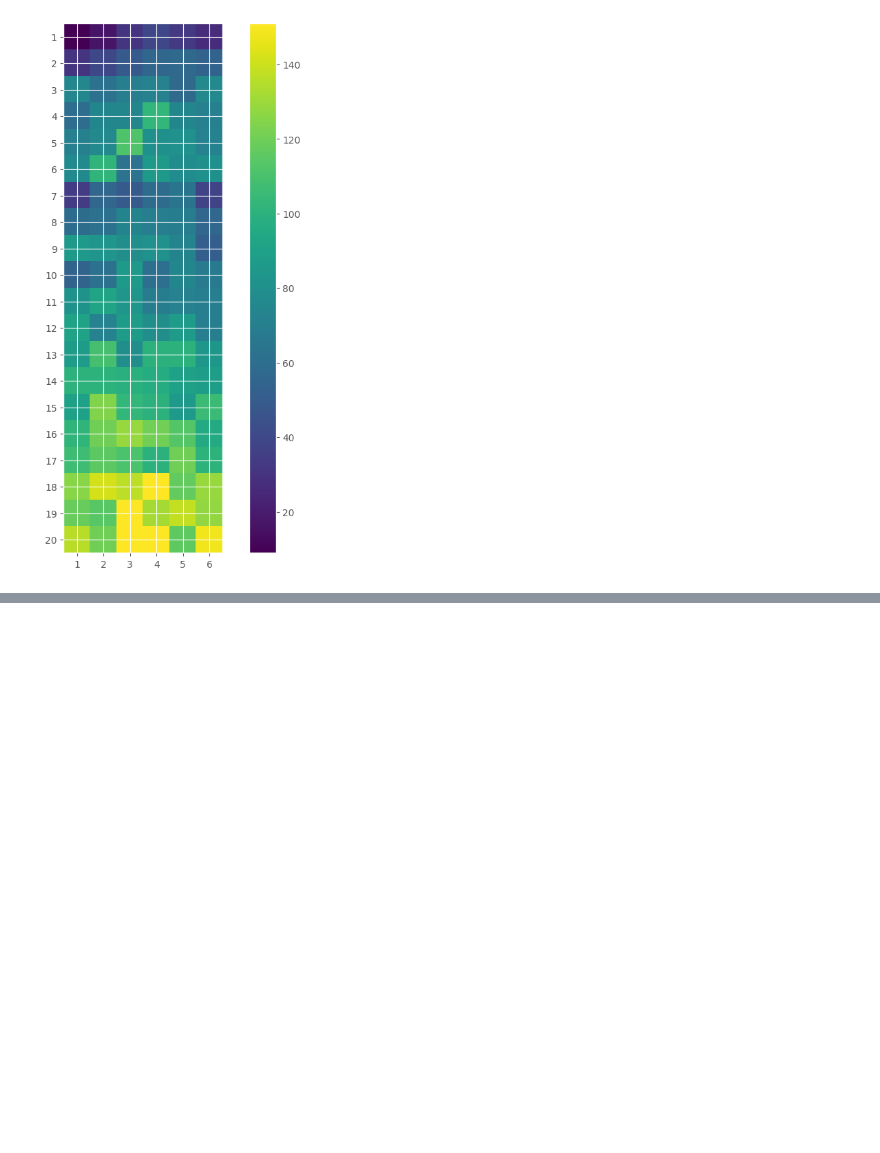
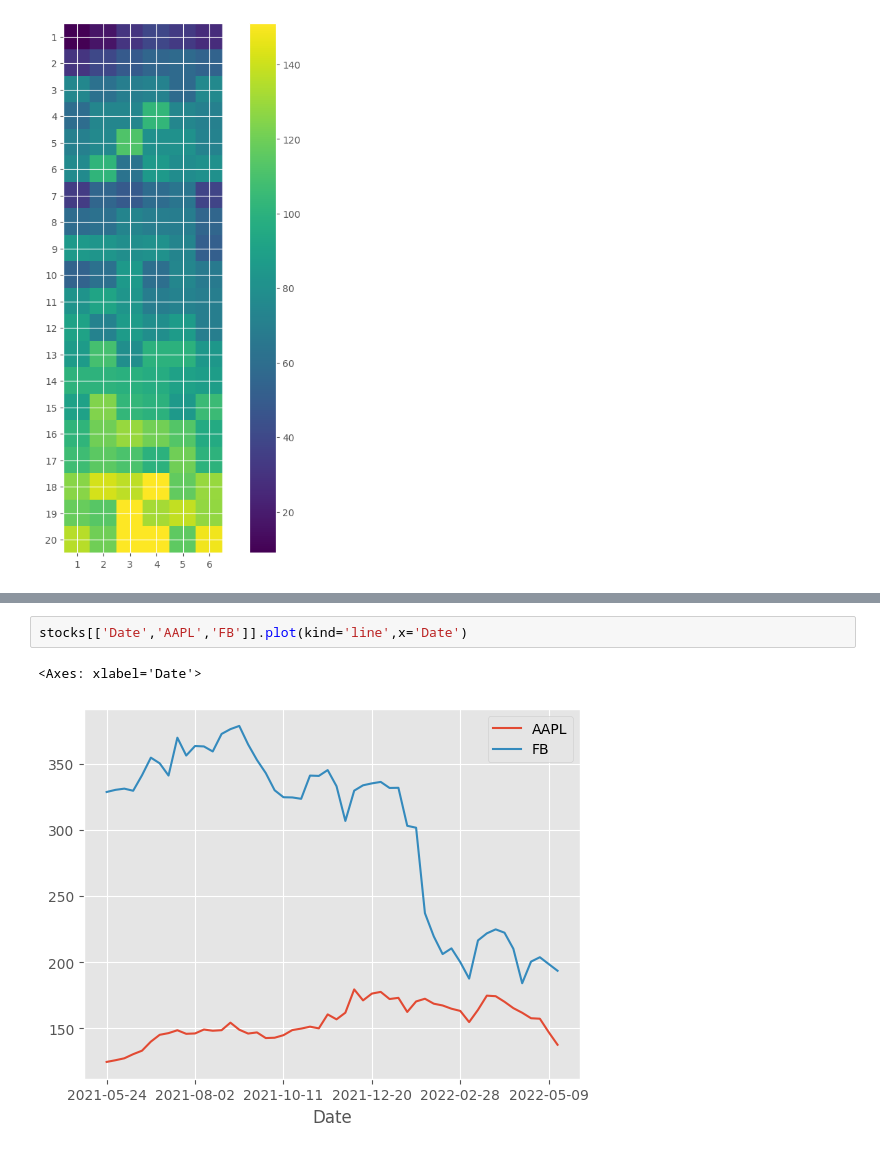
Before and after one commit to heresDataScienceProjects/DataViualizations, a Jupyter notebook: matplotlib_practice.ipynb, the cells around one changed output, grey strips where cells are left out. Cells and saved outputs as stored; diff of their text form; blank space fills up the shorter version.

```diff
--- a/matplotlib_practice.ipynb
+++ b/matplotlib_practice.ipynb
@@ -463,0 +524,5 @@ plt.colorbar()
+# %%
+stocks[['Date','AAPL','FB']].plot(kind='line',x='Date')
+# %% [output]
+<Axes: xlabel='Date'>
+[figure, added]
```
Also changed, not shown: parts of 17 cells of this notebook.
